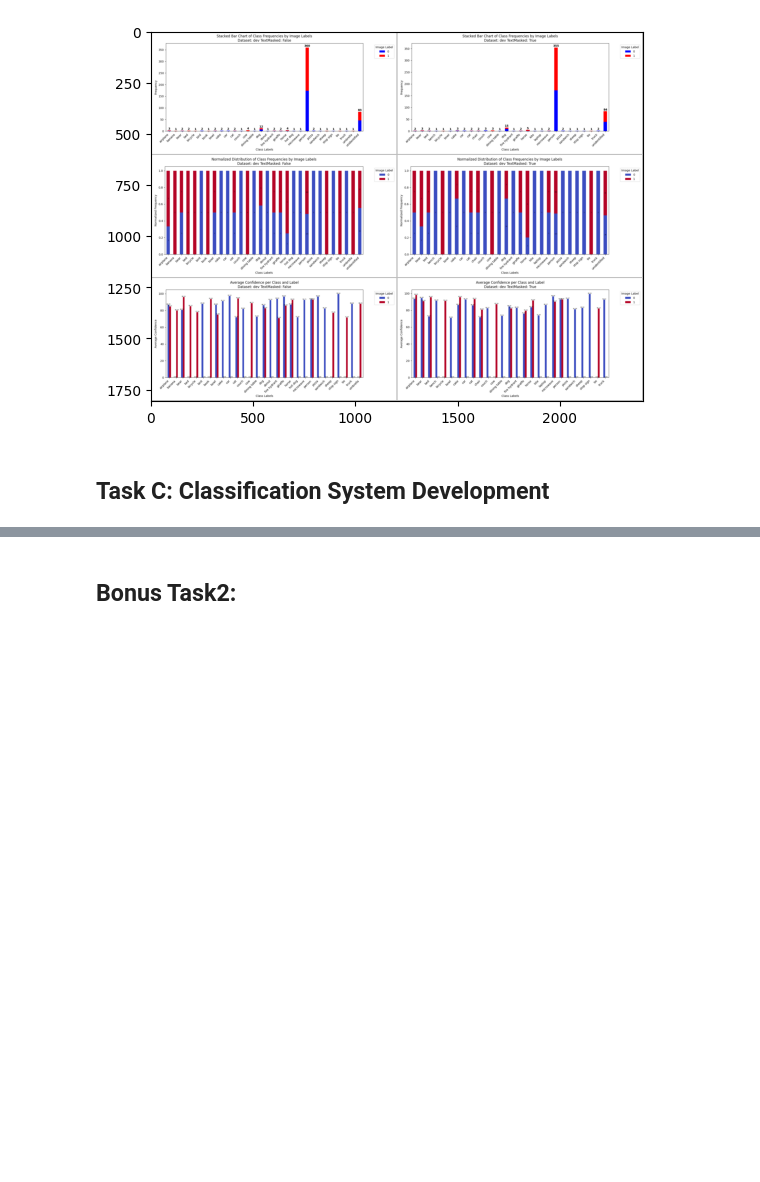
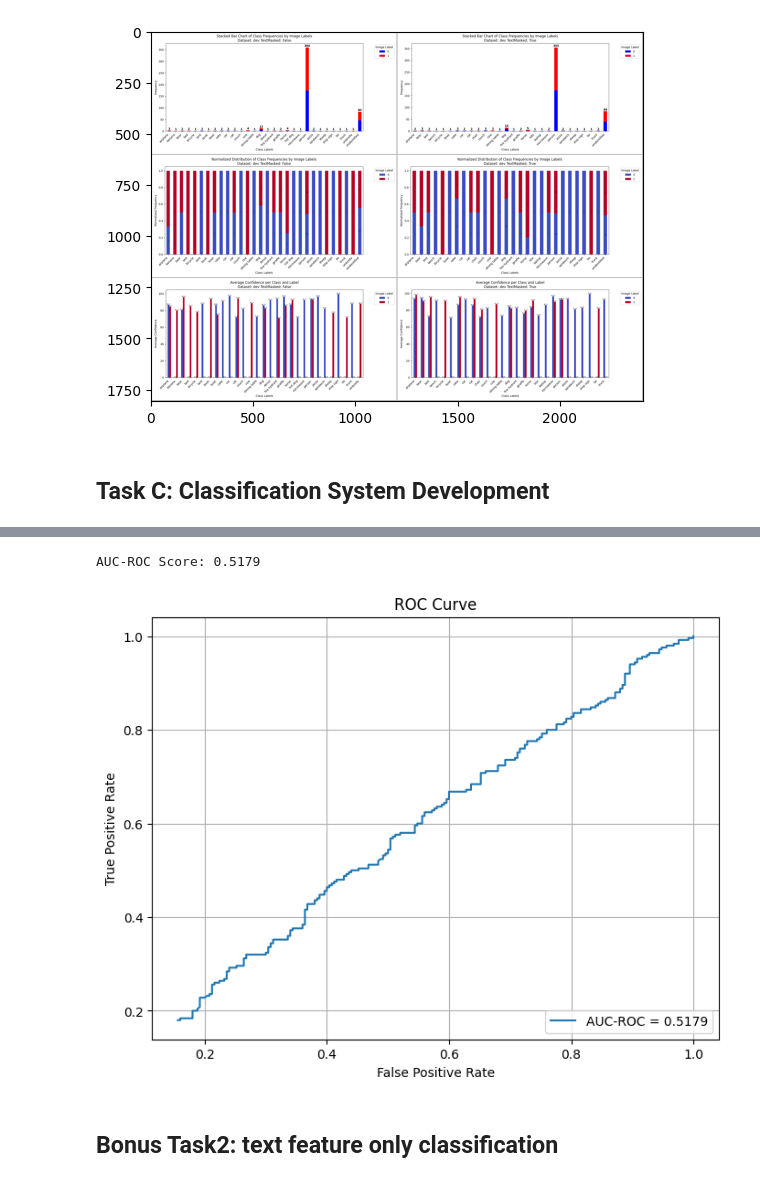
Before and after one commit to tron3747/Hatefulmemesdatasetanalysis, a Jupyter notebook: HatefulMemesAnalysis.ipynb, the cells around one changed output, grey strips where cells are left out. Drawn from its saved outputs; the diff is of its cells as text; code cells hidden in the pictures; blank space fills up the shorter version.

```diff
--- a/HatefulMemesAnalysis.ipynb
+++ b/HatefulMemesAnalysis.ipynb
@@ -836,7 +861,11 @@ NameError: name 'test_dataloader' is not defined
 # %%
+jsonl_file = 'train_obj_det.jsonl'
+dataset = HatefulMemesDataset(jsonl_file)
+dev_bonus1_dataloader = DataLoader(dataset, batch_size=16, shuffle=True, collate_fn=custom_collate_fn)
+
 jsonl_file = 'dev_obj_det.jsonl'
-dataset = HatefulMemesDataset(jsonl_file)
-dev_bonus_dataloader = DataLoader(dataset, batch_size=16, shuffle=True, collate_fn=custom_collate_fn)
+val_dataset = HatefulMemesDataset(jsonl_file)
+val_dataloader = DataLoader(val_dataset, batch_size=16, shuffle=True, collate_fn=custom_collate_fn)
 
 device = torch.device('cuda' if torch.cuda.is_available() else 'cpu')
 model = Classifier(use_image_features=True,use_text_features=False,vocab_size=len(vocab.keys())).to(device)
@@ -844,3 +873,11 @@ model = Classifier(use_image_features=True,use_text_features=False,vocab_size=le
 if device == 'cuda':
     model = torch.nn.DataParallel(model)
     cudnn.benchmark = True
+
+criterion = nn.CrossEntropyLoss(weight=torch.tensor([0.7, 1.3]).to(device))
+optimizer = torch.optim.AdamW(model.parameters(), lr=1e-4)
+scheduler = torch.optim.lr_scheduler.ReduceLROnPlateau(optimizer, mode='min', patience=3, factor=0.1)
+
+
+
+train_with_validation(model, dev_bonus1_dataloader, val_dataloader, criterion, optimizer, scheduler, device,vocab_size=len(vocab.keys()),num_epochs=50)
@@ -847,3 +902,8 @@ if device == 'cuda':
+# %%
+print_predictions_and_plot_roc(model, val_dataloader, device)
+# %% [output]
+AUC-ROC Score: 0.5179
+[figure, added]
 # %% [markdown]
-## Bonus Task2:
+## Bonus Task2: text feature only classification
 # %%
```
Also changed, not shown: parts of 25 cells of this notebook.
